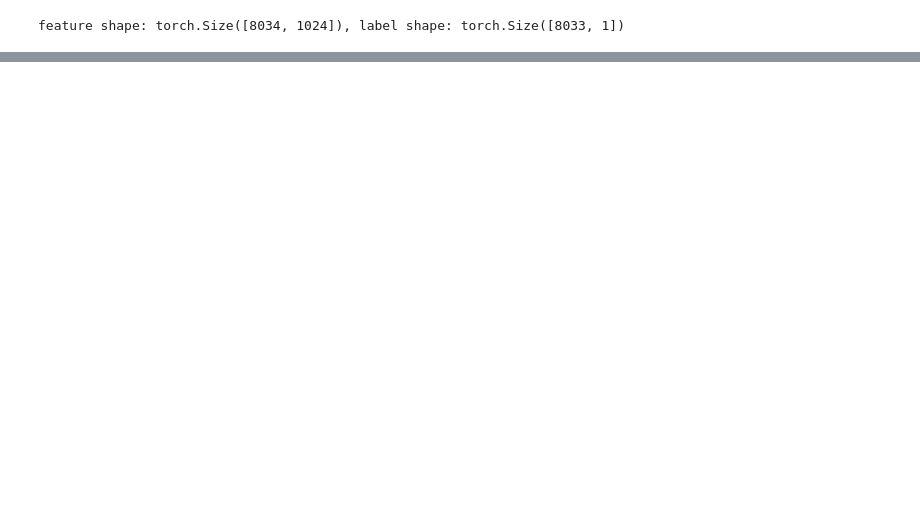
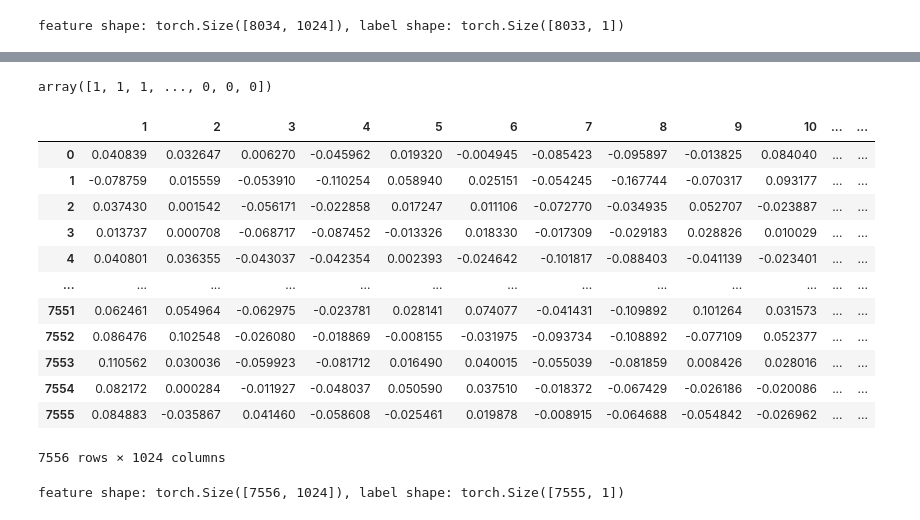
Before and after one commit to ggkong/CST5, a Jupyter notebook: underSample.ipynb, the cells around one changed output, grey strips where cells are left out. Drawn from its saved outputs; the diff is of its cells as text; code cells hidden in the pictures; blank space fills up the shorter version.

```diff
--- a/underSample.ipynb
+++ b/underSample.ipynb
@@ -312,0 +276,4 @@ source_test_neg = pd.read_csv("./data/test7439Kn.csv")
+# %%
+# 需要去掉
+source_test_pos = source_test_pos.iloc[:,1:]
+source_test_neg = source_test_neg.iloc[:,1:]
@@ -312,0 +284,23 @@ source_test_neg = pd.read_csv("./data/test7439Kn.csv")
+# %%
+K_label_test
+# %% [output]
+array([1, 1, 1, ..., 0, 0, 0])
+# %%
+# 合并两个df
+all_K_feature_test = pd.concat([source_test_pos, source_test_neg], ignore_index=True)
+# %%
+all_K_feature_test
+# %% [output]
+|  | 1 | 2 | 3 | 4 | 5 | 6 | 7 | 8 | 9 | 10 | ... | ... |
+| 0 | 0.040839 | 0.032647 | 0.006270 | -0.045962 | 0.019320 | -0.004945 | -0.085423 | -0.095897 | -0.013825 | 0.084040 | ... | ... |
+| 1 | -0.078759 | 0.015559 | -0.053910 | -0.110254 | 0.058940 | 0.025151 | -0.054245 | -0.167744 | -0.070317 | 0.093177 | ... | ... |
+| 2 | 0.037430 | 0.001542 | -0.056171 | -0.022858 | 0.017247 | 0.011106 | -0.072770 | -0.034935 | 0.052707 | -0.023887 | ... | ... |
+| 3 | 0.013737 | 0.000708 | -0.068717 | -0.087452 | -0.013326 | 0.018330 | -0.017309 | -0.029183 | 0.028826 | 0.010029 | ... | ... |
+| 4 | 0.040801 | 0.036355 | -0.043037 | -0.042354 | 0.002393 | -0.024642 | -0.101817 | -0.088403 | -0.041139 | -0.023401 | ... | ... |
+| ... | ... | ... | ... | ... | ... | ... | ... | ... | ... | ... | ... | ... |
+| 7551 | 0.062461 | 0.054964 | -0.062975 | -0.023781 | 0.028141 | 0.074077 | -0.041431 | -0.109892 | 0.101264 | 0.031573 | ... | ... |
+| 7552 | 0.086476 | 0.102548 | -0.026080 | -0.018869 | -0.008155 | -0.031975 | -0.093734 | -0.108892 | -0.077109 | 0.052377 | ... | ... |
+| 7553 | 0.110562 | 0.030036 | -0.059923 | -0.081712 | 0.016490 | 0.040015 | -0.055039 | -0.081859 | 0.008426 | 0.028016 | ... | ... |
+| 7554 | 0.082172 | 0.000284 | -0.011927 | -0.048037 | 0.050590 | 0.037510 | -0.018372 | -0.067429 | -0.026186 | -0.020086 | ... | ... |
+| 7555 | 0.084883 | -0.035867 | 0.041460 | -0.058608 | -0.025461 | 0.019878 | -0.008915 | -0.064688 | -0.054842 | -0.026962 | ... | ... |
+7556 rows × 1024 columns
@@ -312,0 +311,8 @@ source_test_neg = pd.read_csv("./data/test7439Kn.csv")
+# %%
+# 建立dataloader test
+csv_path_test = ["K_test_feature.csv", "K_test_y.csv"]
+test_dataset = Dataset_CAR(flag='test', csv_paths=csv_path_test)
+test_dataloader = DataLoader(dataset=test_dataset, batch_size = args.test_batch_size, shuffle=True)
+# shape 出现问题 需要更正
+# %% [output]
+feature shape: torch.Size([7556, 1024]), label shape: torch.Size([7555, 1])
```
Also changed, not shown: parts of 16 cells of this notebook, 1 other file.
